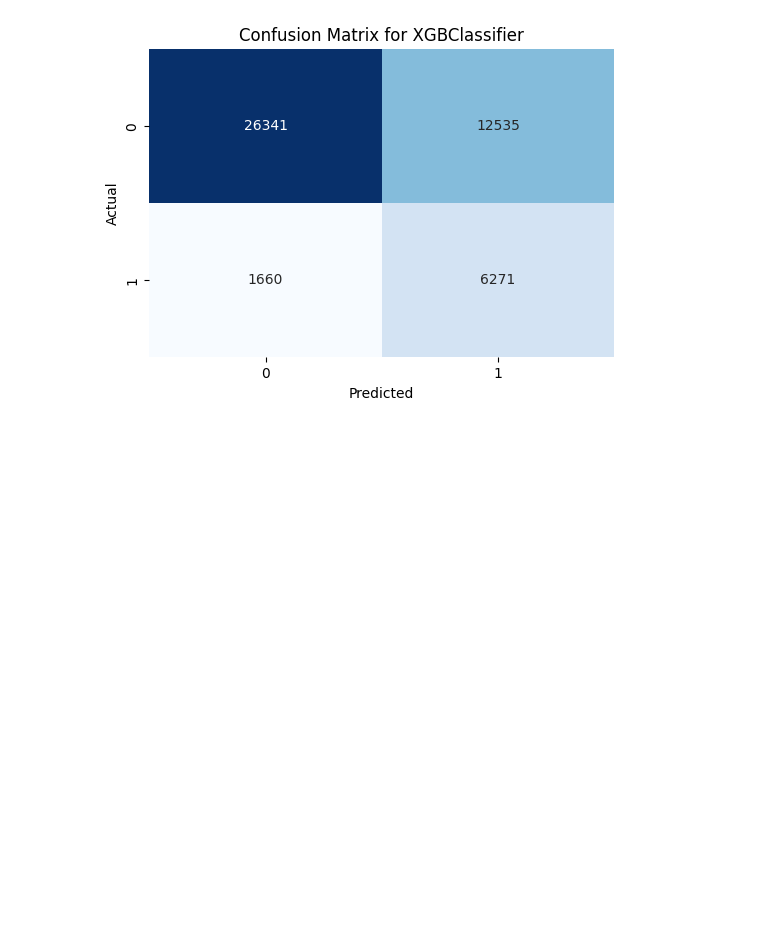
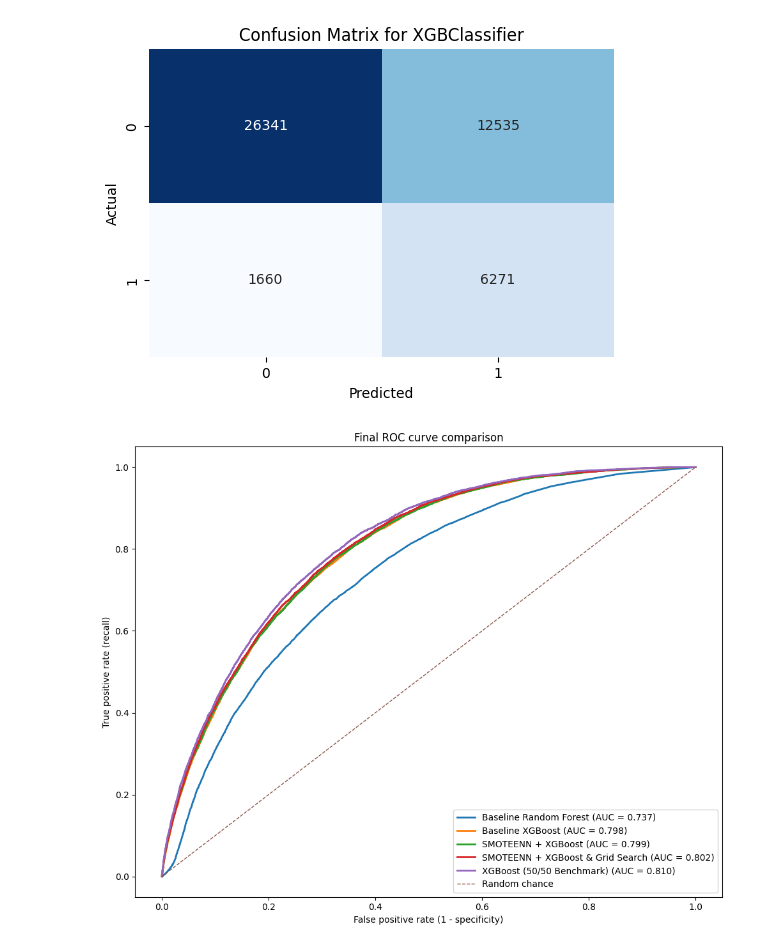
Before and after one commit to ausathdzil/diabetes-prediction, a Jupyter notebook: notebooks/diabetes_prediction.ipynb, the cells around one changed output. Drawn from its saved outputs; the diff is of its cells as text; code cells hidden in the pictures; blank space fills up the shorter version.

Commit message:
feat: final metrics summary

```diff
--- a/notebooks/diabetes_prediction.ipynb
+++ b/notebooks/diabetes_prediction.ipynb
@@ -134,7 +157,7 @@ from xgboost import XGBClassifier
 rf_baseline = RandomForestClassifier(random_state=42, n_jobs=-1)
 rf_baseline.fit(X_train, y_train)
 
-xgb_baseline = XGBClassifier(random_state=42, eval_metric='logloss', n_jobs=-1)
+xgb_baseline = XGBClassifier(random_state=42, n_jobs=-1)
 xgb_baseline.fit(X_train, y_train)
 
 print("Baseline models trained successfully.")
@@ -193,13 +196,13 @@ from imblearn.combine import SMOTEENN
 
 smoteenn = SMOTEENN(random_state=42)
 
-X_train_smote, y_train_smote = smoteenn.fit_resample(X_train, y_train)
+X_train_smote_enn, y_train_smote_enn = smoteenn.fit_resample(X_train, y_train)
 
 print(f"Original training set shape: {X_train.shape}")
 print(f"Original class distribution:\n{y_train.value_counts()}")
 
-print(f"SMOTEENN training set shape: {X_train_smote.shape}")
-print(f"SMOTEENN class distribution:\n{y_train_smote.value_counts()}")
+print(f"\nSMOTEENN training set shape: {X_train_smote_enn.shape}")
+print(f"SMOTEENN class distribution:\n{y_train_smote_enn.value_counts()}")
 # %% [output]
 Original training set shape: (187227, 21)
 Original class distribution:
@@ -254,14 +259,16 @@ ROC AUC Score: 0.7991
 # %%
+# Apply grid search to XGBoost with SMOTEENN in pipeline
+
 from imblearn.pipeline import Pipeline as ImbPipeline
 from sklearn.model_selection import GridSearchCV
 
 pipeline = ImbPipeline([
-    ('smoteenn', SMOTEENN(random_state=42)),
+    ('smote_enn', SMOTEENN(random_state=42)),
     ('xgb', XGBClassifier(random_state=42, n_jobs=1))
 ])
 
 param_grid_pipe = {
-    'xgb__max_depth': [3, 5],             # Shallower trees often generalize better on synthetic data
+    'xgb__max_depth': [3, 5],
     'xgb__learning_rate': [0.05, 0.1],
     'xgb__n_estimators': [100, 200]
 }
@@ -275,8 +282,5 @@ grid_search_pipe = GridSearchCV(
     n_jobs=-1
 )
 
-print("Starting grid search...")
 grid_search_pipe.fit(X_train, y_train)
-
-print("Grid search complete.")
 # %% [output]
@@ -338,13 +357,12 @@ df_5050 = pd.read_csv('../data/diabetes_binary_5050split_health_indicators_BRFSS
 X_5050 = df_5050.drop('Diabetes_binary', axis=1)
 y_5050 = df_5050['Diabetes_binary']
 
-# Use exact tuned parameters from grid search for a fair comparison
+# Exact tuned parameters from grid search for a fair comparison
 xgb_5050 = XGBClassifier(
     learning_rate=0.05,
     max_depth=5,
     n_estimators=200,
     random_state=42,
-    eval_metric='logloss',
     n_jobs=-1
 )
 
@@ -364,3 +382,53 @@ weighted avg       0.84      0.70      0.73     46807
 
 ROC AUC Score: 0.8097
 [figure]
+# %%
+from sklearn.metrics import roc_curve, precision_recall_fscore_support, accuracy_score
+
+models_to_compare = {
+    "Baseline Random Forest": rf_baseline,
+    "Baseline XGBoost": xgb_baseline,
+    "SMOTEENN + XGBoost": xgb_smote_enn,
+    "SMOTEENN + XGBoost & Grid Search": grid_search_pipe.best_estimator_,
+    "XGBoost (50/50 Benchmark)": xgb_5050
+}
+
+plt.figure(figsize=(10, 8))
+results_list = []
+
+for name, model in models_to_compare.items():
+    y_prob = model.predict_proba(X_test)[:, 1]
+    y_pred = model.predict(X_test)
+
+    fpr, tpr, _ = roc_curve(y_test, y_prob)
+    auc = roc_auc_score(y_test, y_prob)
+
+    acc = accuracy_score(y_test, y_pred)
+    precision, recall, f1, _ = precision_recall_fscore_support(y_test, y_pred, labels=[1.0], average=None)
+
+    plt.plot(fpr, tpr, lw=2, label=f'{name} (AUC = {auc:.3f})')
+
+    results_list.append({
+        "Model": name,
+        "ROC AUC": auc,
+        "Recall (diabetes)": recall[0],
+        "Precision": precision[0],
+        "Accuracy": acc,
+        "F1-Score": f1[0]
+    })
+
+plt.plot([0, 1], [0, 1], lw=1, linestyle='--', label='Random chance')
+plt.xlabel('False positive rate (1 - specificity)')
+plt.ylabel('True positive rate (recall)')
+plt.title('Final ROC curve comparison')
+plt.legend(loc='lower right')
+plt.tight_layout()
+plt.show()
+
+results_df = pd.DataFrame(results_list)
+results_df = results_df.round(4)
+
+print("\nFinal metrics summary")
+print(results_df)
+# %% [output]
+[figure, added]
```
Also changed, not shown: parts of 9 cells of this notebook.
